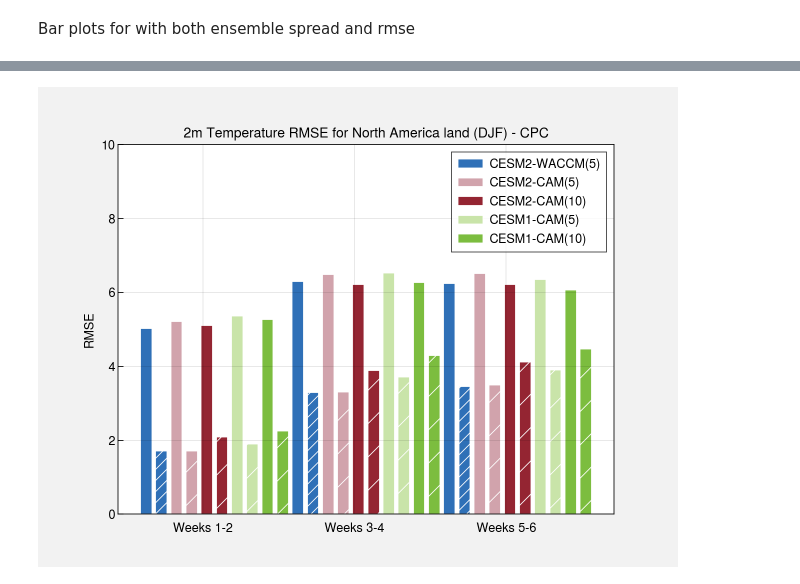
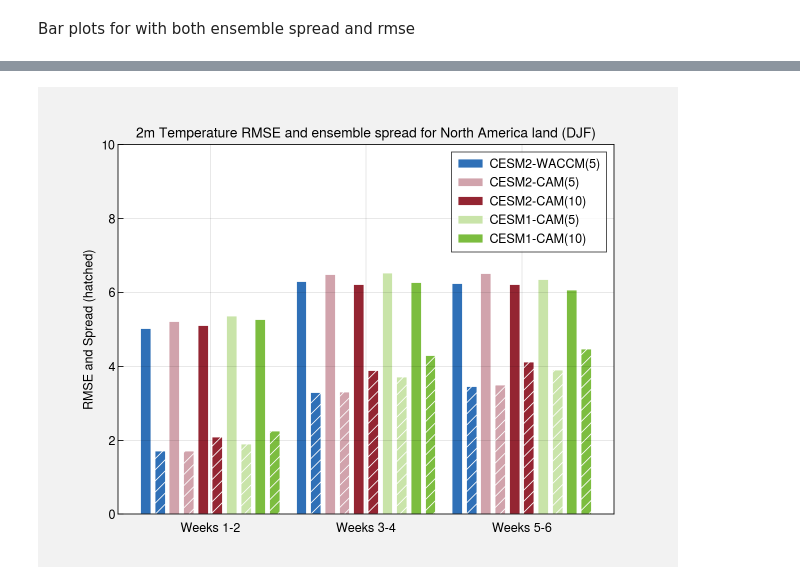
Before and after one commit to judithberner/climpred_CESM1_S2S, a Jupyter notebook: all_scores.ipynb, the cells around one changed output, grey strips where cells are left out. Drawn from its saved outputs; the diff is of its cells as text; code cells hidden in the pictures.

```diff
--- a/all_scores.ipynb
+++ b/all_scores.ipynb
@@ -237,12 +237,12 @@ plt.xticks([r + barWidth + 0.2 for r in range(len(bars1))], ["Weeks 1-2", "Weeks
 plt.tick_params(axis = "y", direction = "in", which = "both")
 plt.tick_params(axis = "y", which = "minor", left = False)
 plt.tick_params(axis = "x", which = "both", bottom = False, top = False)
-if metric=="acc":
+if metric=="acc" or metric=="rps":
     y_locator = FixedLocator([0.1,0.2,0.3,0.4,0.5,0.6,0.7,0.8,0.9,1.0]) #for rps and acc
     plt.gca().yaxis.set_major_locator(y_locator) #for rps and acc
     plt.ylim(0,1.0) #for rps and acc
-elif metric=="rps":
-    plt.ylim(0,1.5)
+#elif metric=="rps":
+#    plt.ylim(0,1.5)
 elif metric=="crpss":
     plt.ylim(-0.3,0.1) #for crpss
 elif metric=="crps":
@@ -250,7 +250,7 @@ elif metric=="crps":
 elif metric=="rmse":
     plt.ylim(0,10.0) #for rmse
 plt.ylabel(metric.upper())
-plt.title("2m Temperature "+metric.upper()+" for "+domain+" land (DJF) - "+verifdata)
+plt.title("2m Temperature "+metric.upper()+" for "+domain+" land (DJF)")
 plt.legend(borderaxespad=0.6,edgecolor="black")
 if domain == "North America":
     plt.savefig(metric+"_NAland_DJF_"+verifdata+".jpg",dpi=300,bbox_inches="tight")
@@ -281,16 +281,16 @@ plt.bar(r2_5, bars2_5, width = barWidth, color = "#d1a3ac", edgecolor="white", l
 plt.bar(r2, bars2, width = barWidth, color = "#942532", edgecolor="white", label="CESM2-CAM(10)")
 plt.bar(r1_5, bars1_5, width = barWidth, color = "#c9e4a9", edgecolor="white", label="CESM1-CAM(5)")
 plt.bar(r1, bars1, width = barWidth, color = "#7cbd3f", edgecolor="white", label="CESM1-CAM(10)")
-plt.xticks([r + barWidth + 0.2 for r in range(len(bars1))], ["Weeks 1-2", "Weeks 3-4", "Weeks 5-6"])
+plt.xticks([r + barWidth + 0.125 for r in range(len(bars1))], ["Weeks 1-2", "Weeks 3-4", "Weeks 5-6"])
 plt.tick_params(axis = "y", direction = "in", which = "both")
 plt.tick_params(axis = "y", which = "minor", left = False)
 plt.tick_params(axis = "x", which = "both", bottom = False, top = False)
-if metric=="acc":
+if metric=="acc" or metric=="rps":
     y_locator = FixedLocator([0.1,0.2,0.3,0.4,0.5,0.6,0.7,0.8,0.9,1.0]) #for rps and acc
     plt.gca().yaxis.set_major_locator(y_locator) #for rps and acc
     plt.ylim(0,1.0) #for rps and acc
-elif metric=="rps":
-    plt.ylim(0,1.5)
+#elif metric=="rps":
+#    plt.ylim(0,1.5)
 elif metric=="crpss":
     plt.ylim(-0.3,0.1) #for crpss
 elif metric=="crps":
@@ -298,7 +298,7 @@ elif metric=="crps":
 elif metric=="rmse":
     plt.ylim(0,10.0) #for rmse
 plt.ylabel(metric.upper())
-plt.title("2m Temperature "+metric.upper()+" for "+domain+" land (JJA) - "+verifdata)
+plt.title("2m Temperature "+metric.upper()+" for "+domain+" land (JJA)")
 plt.legend(borderaxespad=0.6,edgecolor="black")
 if domain == "North America":
     plt.savefig(metric+"_NAland_JJA_"+verifdata+".jpg",dpi=300,bbox_inches="tight")
@@ -328,5 +311,5 @@ Attributes: (0)
 # %%
-barWidth = 0.075
+barWidth = 0.067
 barsw = [rpsw_djf_aw.TAS.sel(lead=slice(0,1)).mean("lead").compute(),
          rpsw_djf_aw.TAS.sel(lead=slice(2,3)).mean("lead").compute(),
          rpsw_djf_aw.TAS.sel(lead=slice(4,5)).mean("lead").compute()]
@@ -370,36 +353,36 @@ r1_s = [x + barWidth + 0.025 for x in r1]
 # %%
 plt.bar(rw, barsw, width = barWidth, color = "#2f70b7", edgecolor="white", label="CESM2-WACCM(5)")
 plt.bar(rw_s, barsw_s, width = barWidth, color = "#2f70b7", edgecolor="white", hatch="///")
 plt.bar(r2_5, bars2_5, width = barWidth, color = "#d1a3ac", edgecolor="white", label="CESM2-CAM(5)")
-plt.bar(r2_5_s, bars2_5_s, width = barWidth, color = "#d1a3ac", edgecolor="white", hatch="/")
+plt.bar(r2_5_s, bars2_5_s, width = barWidth, color = "#d1a3ac", edgecolor="white", hatch="///")
 plt.bar(r2, bars2, width = barWidth, color = "#942532", edgecolor="white", label="CESM2-CAM(10)")
-plt.bar(r2_s, bars2_s, width = barWidth, color = "#942532", edgecolor="white", hatch="/")
+plt.bar(r2_s, bars2_s, width = barWidth, color = "#942532", edgecolor="white", hatch="///")
 plt.bar(r1_5, bars1_5, width = barWidth, color = "#c9e4a9", edgecolor="white", label="CESM1-CAM(5)")
-plt.bar(r1_5_s, bars1_5_s, width = barWidth, color = "#c9e4a9", edgecolor="white", hatch="/")
+plt.bar(r1_5_s, bars1_5_s, width = barWidth, color = "#c9e4a9", edgecolor="white", hatch="///")
 plt.bar(r1, bars1, width = barWidth, color = "#7cbd3f", edgecolor="white", label="CESM1-CAM(10)")
-plt.bar(r1_s, bars1_s, width = barWidth, color = "#7cbd3f", edgecolor="white", hatch="/")
-plt.xticks([r + barWidth + 0.3 for r in range(len(bars1))], ["Weeks 1-2", "Weeks 3-4", "Weeks 5-6"])
+plt.bar(r1_s, bars1_s, width = barWidth, color = "#7cbd3f", edgecolor="white", hatch="///")
+plt.xticks([r + barWidth + 0.3475 for r in range(len(bars1))], ["Weeks 1-2", "Weeks 3-4", "Weeks 5-6"])
 plt.tick_params(axis = "y", direction = "in", which = "both")
 plt.tick_params(axis = "y", which = "minor", left = False)
 plt.tick_params(axis = "x", which = "both", bottom = False, top = False)
 if metric=="acc":
     y_locator = FixedLocator([0.1,0.2,0.3,0.4,0.5,0.6,0.7,0.8,0.9,1.0]) #for rps and acc
     plt.gca().yaxis.set_major_locator(y_locator) #for rps and acc
     plt.ylim(0,1.0) #for rps and acc
 elif metric=="rps":
     plt.ylim(0,1.5)
 elif metric=="crpss":
     plt.ylim(-0.3,0.1) #for crpss
 elif metric=="crps":
     plt.ylim(0,6.0) #for crps
 elif metric=="rmse":
     plt.ylim(0,10.0) #for rmse
-plt.ylabel(metric.upper())
-plt.title("2m Temperature "+metric.upper()+" for "+domain+" land (DJF) - "+verifdata)
+plt.ylabel(metric.upper()+" and Spread (hatched)")
+plt.title("2m Temperature "+metric.upper()+" and ensemble spread for "+domain+" land (DJF)")
 plt.legend(borderaxespad=0.6,edgecolor="black")
 if domain == "North America":
-    plt.savefig(metric+"_NAland_DJF_"+verifdata+".jpg",dpi=300,bbox_inches="tight")
+    plt.savefig(metric+"_spread_NAland_DJF_"+verifdata+".jpg",dpi=300,bbox_inches="tight")
 elif domain == "global":
-    plt.savefig(metric+"_globalland_DJF_"+verifdata+".jpg",dpi=300,bbox_inches="tight")
+    plt.savefig(metric+"_spread_globalland_DJF_"+verifdata+".jpg",dpi=300,bbox_inches="tight")
 # %% [output]
-[figure, old version]
+[figure, new version]
```
Also changed, not shown: parts of 16 cells of this notebook, 4 other files.
